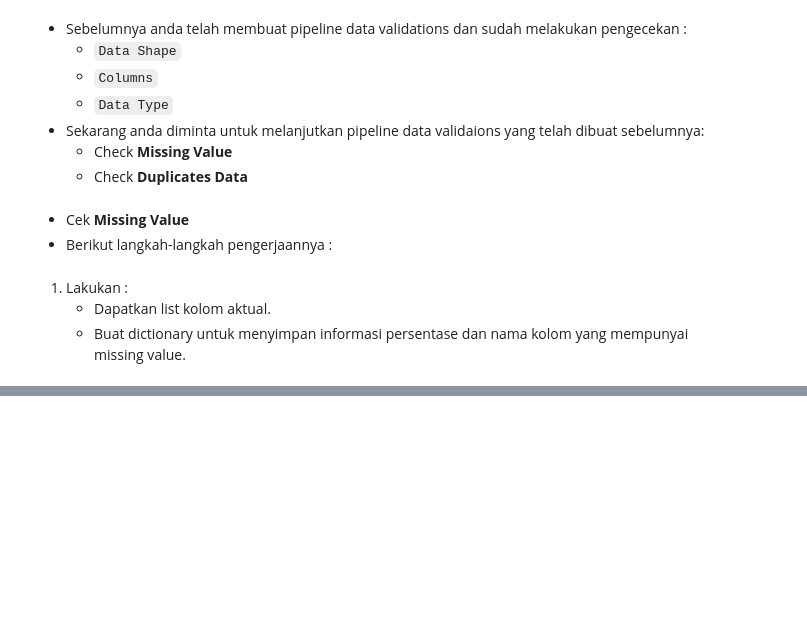
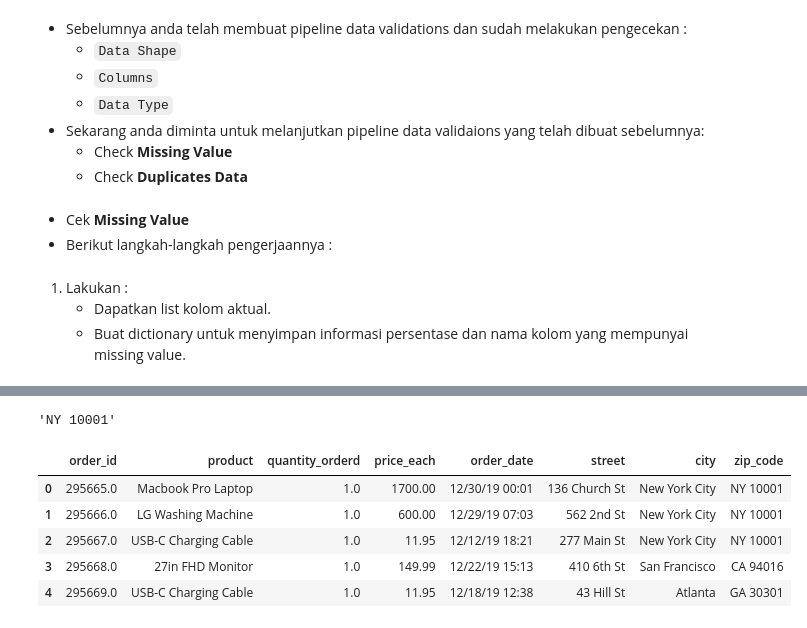
Before and after one commit to nairkivm/learning-pandas, a Jupyter notebook: data_cleaning/sales_data/data_cleaning.ipynb, the cells around one changed output, grey strips where cells are left out. Saved outputs shown, nothing was run; the diff lists cells and outputs as text; code cells hidden in the pictures; blank space fills up the shorter version.

```diff
--- a/data_cleaning/sales_data/data_cleaning.ipynb
+++ b/data_cleaning/sales_data/data_cleaning.ipynb
@@ -574,0 +902,38 @@ print("\033[1m>>>>> STEP 4 : CHECK MISSING VALUES \033[0m")
+# %%
+# Make a new dataframe
+salesDataDF = rawSalesDataDF
+# %%
+text = "136 Church St, New York City, NY 10001"
+position = 2
+text.split(",")[position].strip(" ")
+# %% [output]
+'NY 10001'
+# %%
+# Define a helper function
+def getSplitText(text, position, splitter=",", stripper=" "):
+    try:
+        return text.split(splitter)[position].strip(stripper)
+    except:
+        return None
+# Buat kolom 'street' dengan data hasil ekstraksi dari kolom 'purchase_address'
+salesDataDF["street"] = salesDataDF["purchase_address"].apply(lambda val: getSplitText(val, 0))
+## alternative: ...str.extract(r'(\d+\s[A-Za-z0-9\s]+),')
+
+# Buat kolom 'city' dengan data hasil ekstraksi dari kolom 'purchase_address'
+salesDataDF["city"] = salesDataDF["purchase_address"].apply(lambda val: getSplitText(val, 1))
+
+# Buat kolom 'zip_code' dengan data hasil ekstraksi dari kolom 'purchase_address'
+salesDataDF["zip_code"] = salesDataDF["purchase_address"].apply(lambda val: getSplitText(val, 2))
+
+# Drop kolom 'purchase_address'
+salesDataDF = salesDataDF.drop(columns="purchase_address")
+
+# Tampilikan 5 data teratas
+salesDataDF.head()
+# %% [output]
+|  | order_id | product | quantity_orderd | price_each | order_date | street | city | zip_code |
+| 0 | 295665.0 | Macbook Pro Laptop | 1.0 | 1700.00 | 12/30/19 00:01 | 136 Church St | New York City | NY 10001 |
+| 1 | 295666.0 | LG Washing Machine | 1.0 | 600.00 | 12/29/19 07:03 | 562 2nd St | New York City | NY 10001 |
+| 2 | 295667.0 | USB-C Charging Cable | 1.0 | 11.95 | 12/12/19 18:21 | 277 Main St | New York City | NY 10001 |
+| 3 | 295668.0 | 27in FHD Monitor | 1.0 | 149.99 | 12/22/19 15:13 | 410 6th St | San Francisco | CA 94016 |
+| 4 | 295669.0 | USB-C Charging Cable | 1.0 | 11.95 | 12/18/19 12:38 | 43 Hill St | Atlanta | GA 30301 |
```
Also changed, not shown: parts of 22 cells of this notebook, 2 other files.
